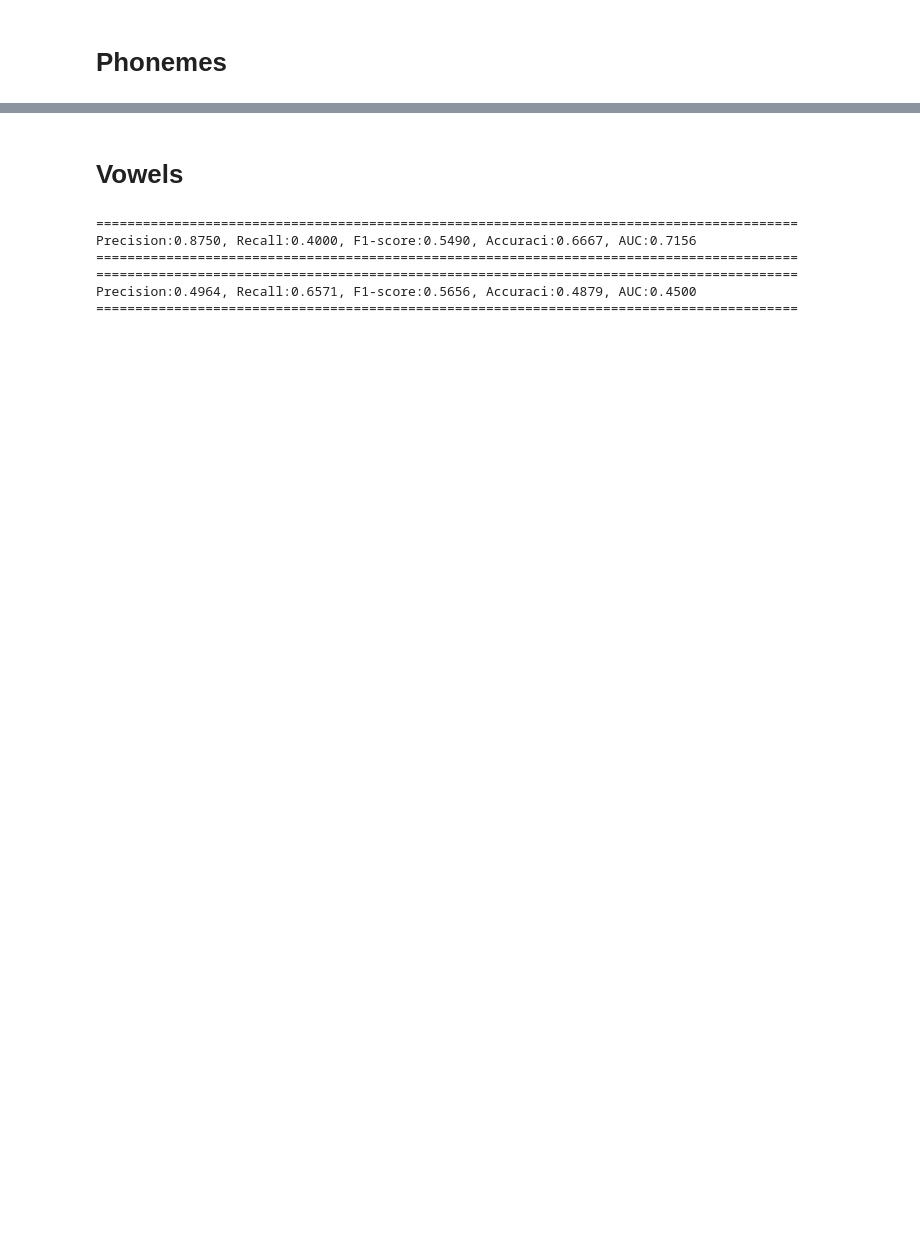
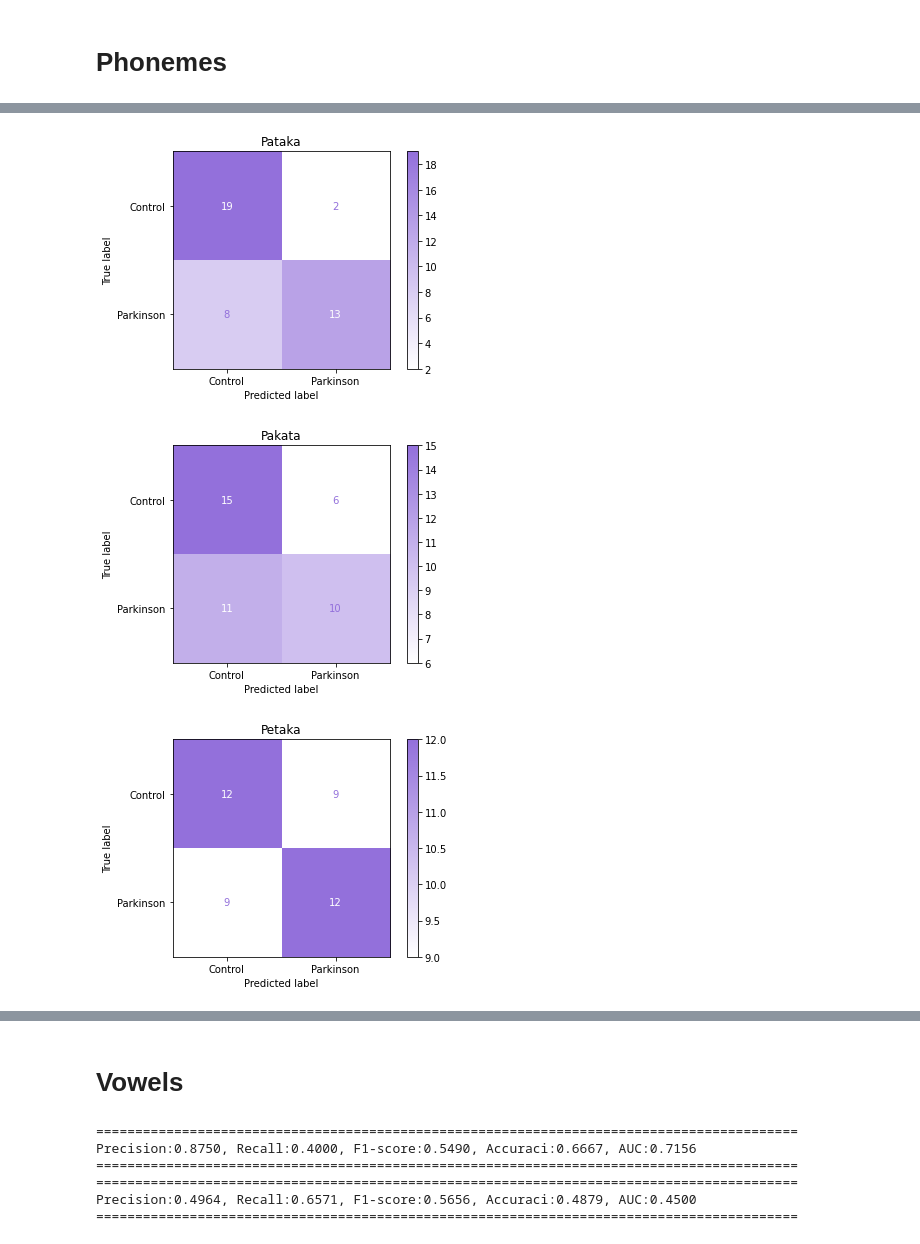
Before and after one commit to jdvalera19/Parkinson-Multimodal-Cross-Attention, a Jupyter notebook: View_result.ipynb, the cells around one changed output, grey strips where cells are left out. Cells and saved outputs as stored; diff of their text form; code cells hidden in the pictures; blank space fills up the shorter version.

```diff
--- a/View_result.ipynb
+++ b/View_result.ipynb
@@ -68,0 +88,11 @@ Precision:0.7391, Recall:0.5397, F1-score:0.6239, Accuraci:0.6746, AUC:0.7506
+# %%
+Exercises = ['Pataka', 'Pakata', 'Petaka']
+
+for exercise in Exercises:
+    generate_confusion_matix(audio_path,
+                             exercise,
+                             'Audio')
+# %% [output]
+[figure, added]
+[figure, added]
+[figure, added]
```
Also changed, not shown: parts of 8 cells of this notebook, 1 other file.
